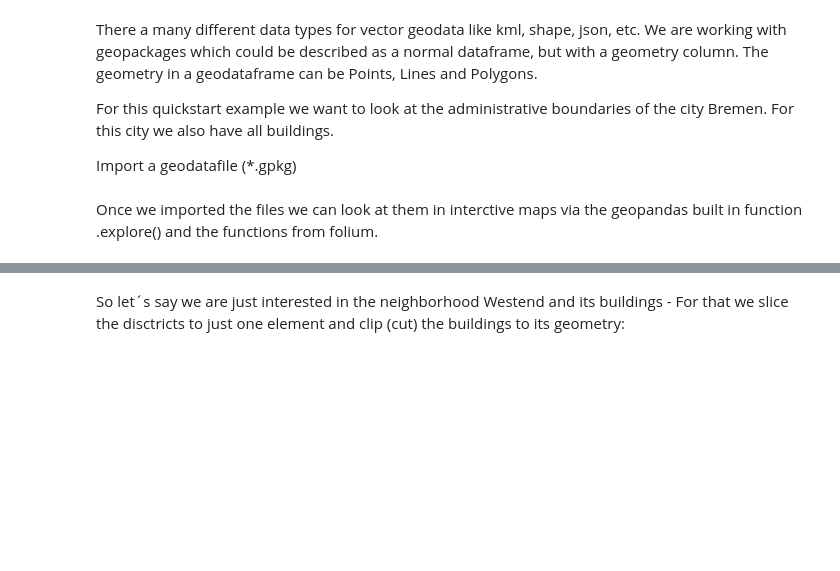
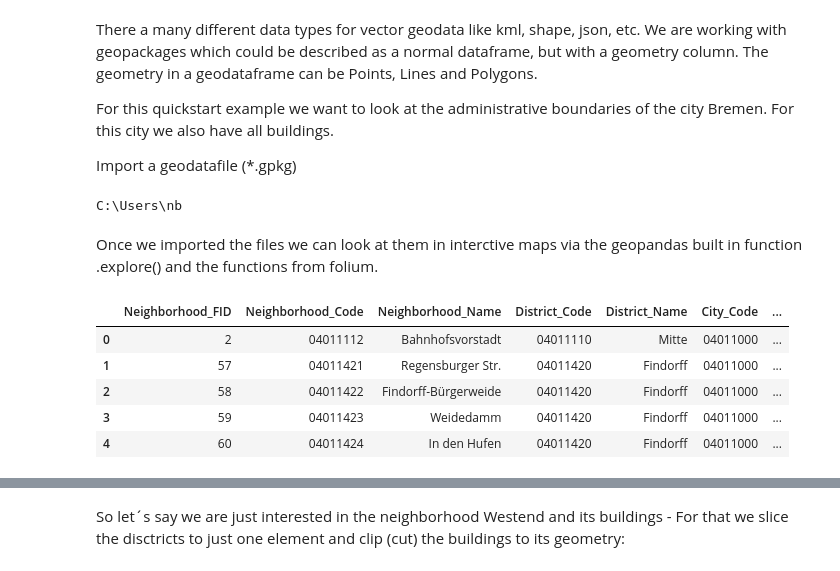
Before and after one commit to Albert-Econ/vier_gewinnt, a Jupyter notebook: scripts/examples/Vector_Geodata_Quickstart.ipynb, the cells around one changed output, grey strips where cells are left out. Drawn from its saved outputs; the diff is of its cells as text; code cells hidden in the pictures; blank space fills up the shorter version.

```diff
--- a/scripts/examples/Vector_Geodata_Quickstart.ipynb
+++ b/scripts/examples/Vector_Geodata_Quickstart.ipynb
@@ -23,3 +30,19 @@ buildings_bremen = gpd.read_file("../data_example/Example_Bremen_Buildings.gpkg"
+# %%
+cd
+# %% [output]
+C:\Users\nb
+# %%
+neighborhoods_bremen = gpd.read_file(r"C:\Users\nb\OneDrive\Documents\GitHub\vier_gewinnt\Data2\Example_Bremen_Neighborhoods.gpkg")
+buildings_bremen = gpd.read_file(r"C:\Users\nb\OneDrive\Documents\GitHub\vier_gewinnt\Data2\Example_Bremen_Zensus_Buildings.csv")
 # %% [markdown]
 
 Once we imported the files we can look at them in interctive maps via the geopandas built in function .explore() and the functions from folium.
+# %%
+neighborhoods_bremen.head()
+# %% [output]
+|  | Neighborhood_FID | Neighborhood_Code | Neighborhood_Name | District_Code | District_Name | City_Code | ... |
+| 0 | 2 | 04011112 | Bahnhofsvorstadt | 04011110 | Mitte | 04011000 | ... |
+| 1 | 57 | 04011421 | Regensburger Str. | 04011420 | Findorff | 04011000 | ... |
+| 2 | 58 | 04011422 | Findorff-Bürgerweide | 04011420 | Findorff | 04011000 | ... |
+| 3 | 59 | 04011423 | Weidedamm | 04011420 | Findorff | 04011000 | ... |
+| 4 | 60 | 04011424 | In den Hufen | 04011420 | Findorff | 04011000 | ... |
```
Also changed, not shown: parts of 6 cells of this notebook, 2 other files.
